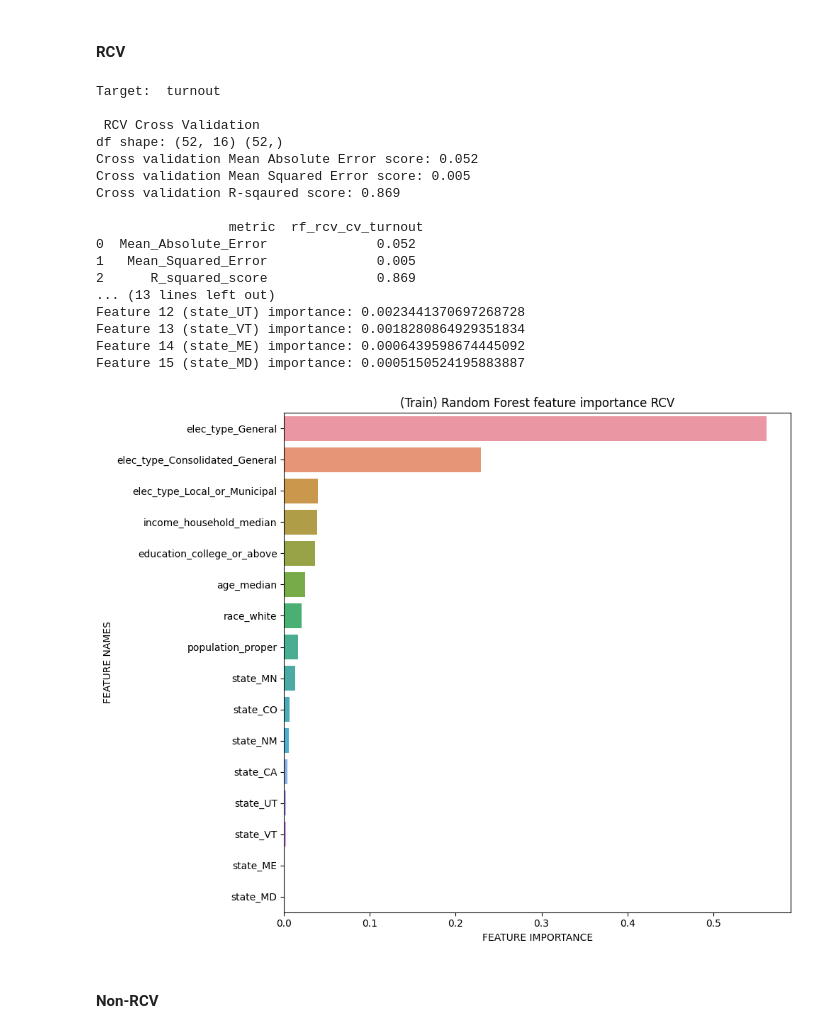
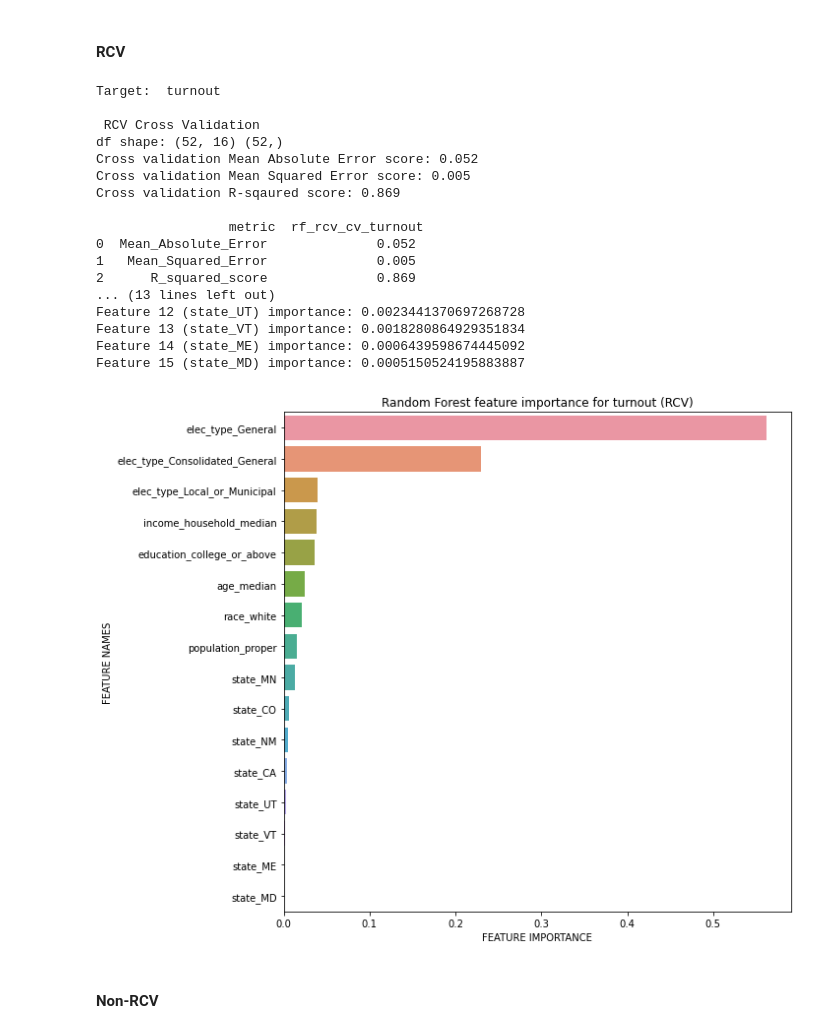
Before and after one commit to jnshzk/capstone, a Jupyter notebook: Census_models.ipynb, the cells around one changed output. Cells and saved outputs as stored; diff of their text form; code cells hidden in the pictures.

```diff
--- a/Census_models.ipynb
+++ b/Census_models.ipynb
@@ -432,7 +432,7 @@ def train(df, target):
                                                                             n=len(X_train.columns))
     plot_feature_importance(best_model.feature_importances_,
                             X_train.columns,
-                            fig_title = f'(Supervised) Random Forest feature importance for {target}',
+                            fig_title = f'Random Forest feature importance for {target}',
                             file_name = f'RF_feature_imp_supervised_{target}')
     del best_model
     return best_params, combine_metric
@@ -491,12 +503,12 @@ def rf_rcv_nonrcv(df, is_rcv, target, best_params):
     if is_rcv == True:
         rcv_df = df[df['rcv'] == 1]
         print("\n RCV Cross Validation")
-        plot_title = '(Train) Random Forest feature importance RCV'
+        plot_title = 'Random Forest feature importance for turnout (RCV)'
         fig_save_name = 'RF_feature_imp_RCV'
     elif is_rcv == False:
         rcv_df = df[df['rcv'] == 0]
         print("\n Non RCV Cross Validation")
-        plot_title = '(Train) Random Forest feature importance Non RCV'
+        plot_title = 'Random Forest feature importance for turnout (Non-RCV)'
         fig_save_name = 'RF_feature_imp_Non_RCV'
 
     rcv_y = rcv_df[target]
@@ -528,34 +540,34 @@ def rf_rcv_nonrcv(df, is_rcv, target, best_params):
 
     plot_feature_importance(rcv_rf.feature_importances_,
                             rcv_X.columns,
                         fig_title = plot_title,
                         file_name = fig_save_name)
 
     return rf_rcv_cv, rf_sorted_features, rf_sorted_feature_importance
 
 rf_rcv_turnout, rcv_features_turnout, rcv_feature_importance_turnout = rf_rcv_nonrcv(df_turnout,
                                                                                      is_rcv = True,
                                                                                      target = 'turnout',
                                                                                      best_params =  best_params_turnout)
 # %% [output]
 Target:  turnout
 
  RCV Cross Validation
 df shape: (52, 16) (52,)
 Cross validation Mean Absolute Error score: 0.052
 Cross validation Mean Squared Error score: 0.005
 Cross validation R-sqaured score: 0.869
 
                  metric  rf_rcv_cv_turnout
 0  Mean_Absolute_Error              0.052
 1   Mean_Squared_Error              0.005
 2      R_squared_score              0.869
 ... (13 lines left out)
 Feature 12 (state_UT) importance: 0.0023441370697268728
 Feature 13 (state_VT) importance: 0.0018280864929351834
 Feature 14 (state_ME) importance: 0.0006439598674445092
 Feature 15 (state_MD) importance: 0.0005150524195883887
-[figure, old version]
+[figure, new version]
 # %% [markdown]
 #### Non-RCV
 # %%
```
Also changed, not shown: parts of 48 cells of this notebook.
